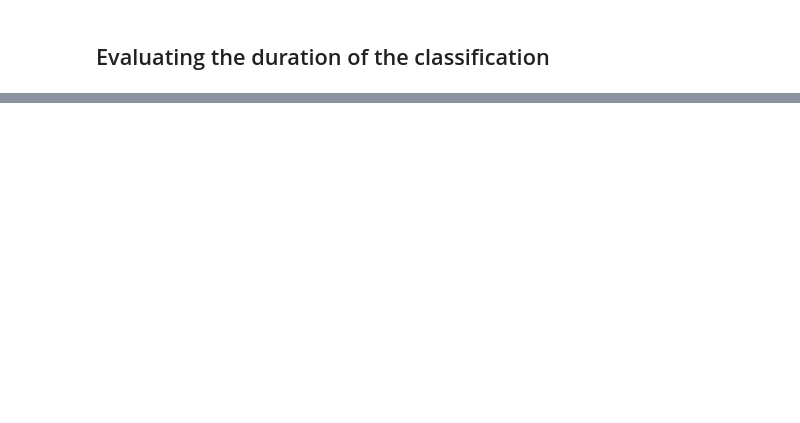
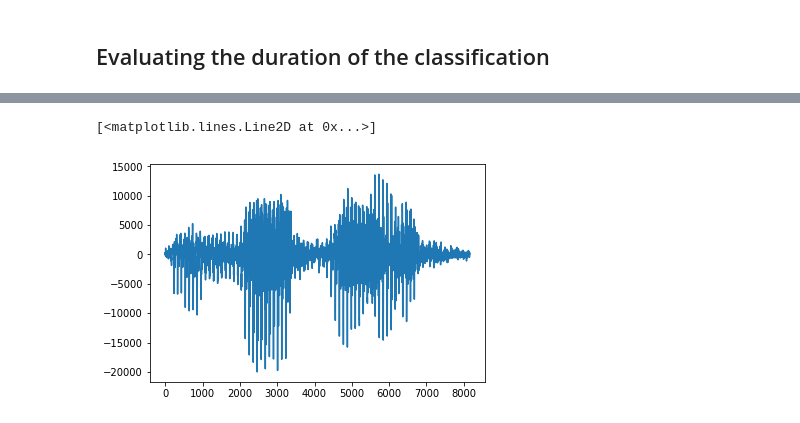
Before and after one commit to simonghrt/sir-speech-robot, a Jupyter notebook: premiere_approche_paul.ipynb, the cells around one changed output, grey strips where cells are left out. Saved outputs shown, nothing was run; the diff lists cells and outputs as text; code cells hidden in the pictures; blank space fills up the shorter version.

```diff
--- a/premiere_approche_paul.ipynb
+++ b/premiere_approche_paul.ipynb
@@ -424,0 +490,6 @@ Processed in 1.0989329814910889 seconds.
+# %%
+signal_clean = a[first_voiced:last_voiced]
+plt.plot(signal_clean)
+# %% [output]
+[<matplotlib.lines.Line2D at 0x...>]
+[figure, added]
```
Also changed, not shown: parts of 17 cells of this notebook, 1 other file.
